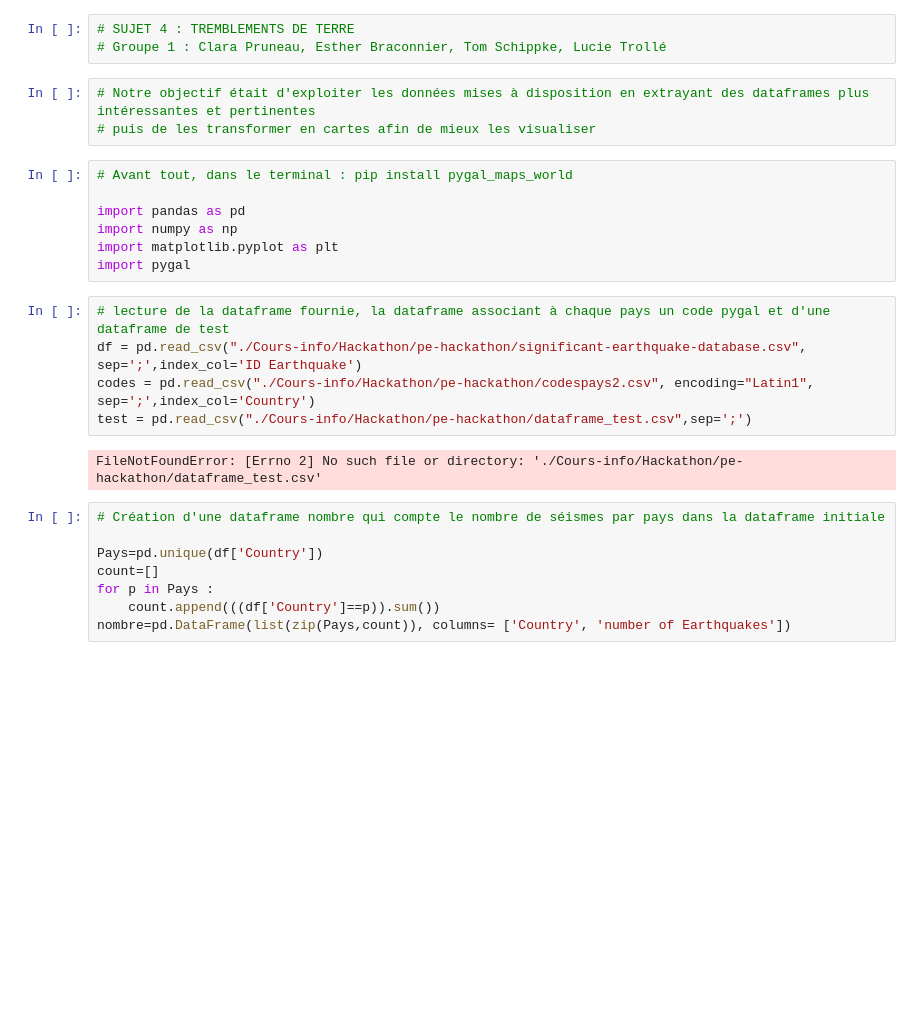
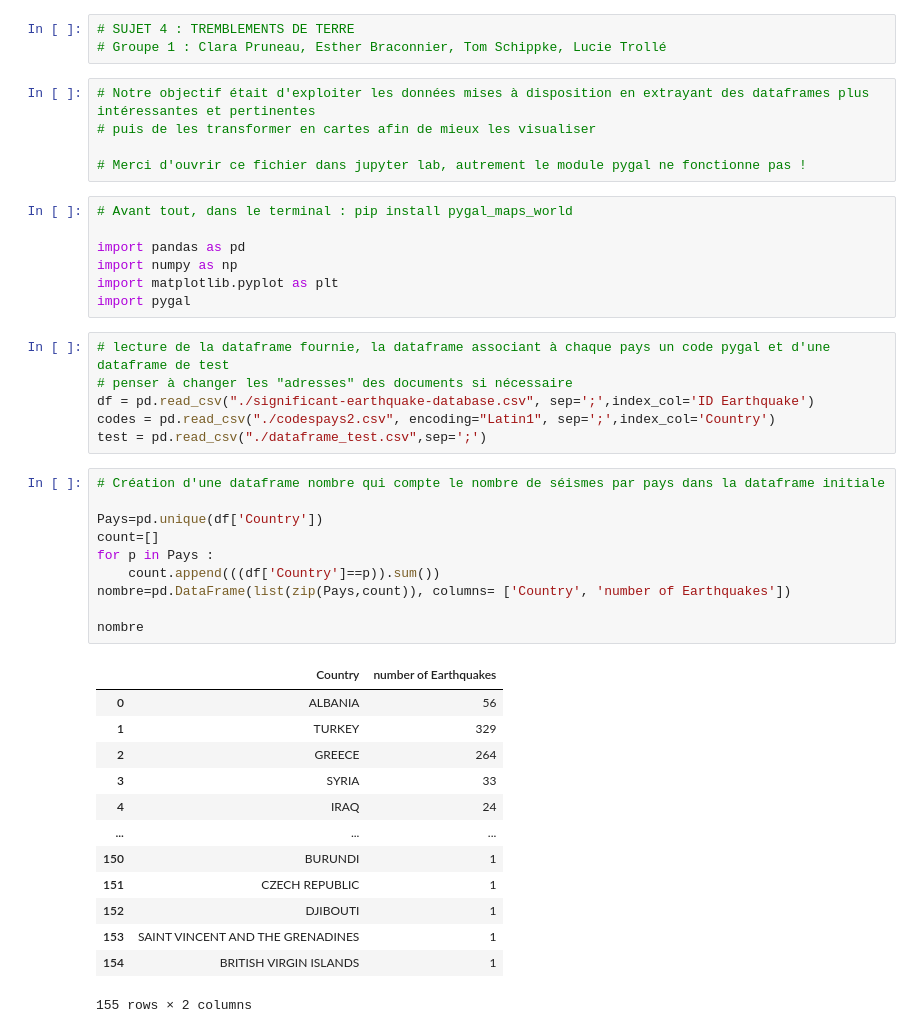
Before and after one commit to TomSchippke/pe-hackathon, a Jupyter notebook: Tremblement_de_terre.ipynb, the cells around one changed output. Drawn from its saved outputs; the diff is of its cells as text; blank space fills up the shorter version.

```diff
--- a/Tremblement_de_terre.ipynb
+++ b/Tremblement_de_terre.ipynb
@@ -4,6 +4,8 @@
 # %%
 # Notre objectif était d'exploiter les données mises à disposition en extrayant des dataframes plus intéressantes et pertinentes
 # puis de les transformer en cartes afin de mieux les visualiser
+
+# Merci d'ouvrir ce fichier dans jupyter lab, autrement le module pygal ne fonctionne pas !
 # %%
 # Avant tout, dans le terminal : pip install pygal_maps_world
 
@@ -13,17 +15,32 @@ import matplotlib.pyplot as plt
 import pygal
 # %%
 # lecture de la dataframe fournie, la dataframe associant à chaque pays un code pygal et d'une dataframe de test
-df = pd.read_csv("./Cours-info/Hackathon/pe-hackathon/significant-earthquake-database.csv", sep=';',index_col='ID Earthquake')
-codes = pd.read_csv("./Cours-info/Hackathon/pe-hackathon/codespays2.csv", encoding="Latin1", sep=';',index_col='Country')
-test = pd.read_csv("./Cours-info/Hackathon/pe-hackathon/dataframe_test.csv",sep=';')
+# penser à changer les "adresses" des documents si nécessaire
+df = pd.read_csv("./significant-earthquake-database.csv", sep=';',index_col='ID Earthquake')
+codes = pd.read_csv("./codespays2.csv", encoding="Latin1", sep=';',index_col='Country')
+test = pd.read_csv("./dataframe_test.csv",sep=';')
-# %% [output]
-FileNotFoundError: [Errno 2] No such file or directory: './Cours-info/Hackathon/pe-hackathon/dataframe_test.csv'
 # %%
 # Création d'une dataframe nombre qui compte le nombre de séismes par pays dans la dataframe initiale
 
 Pays=pd.unique(df['Country'])
 count=[]
 for p in Pays :
     count.append(((df['Country']==p)).sum())
 nombre=pd.DataFrame(list(zip(Pays,count)), columns= ['Country', 'number of Earthquakes'])
+
+nombre
+# %% [output]
+|  | Country | number of Earthquakes |
+| 0 | ALBANIA | 56 |
+| 1 | TURKEY | 329 |
+| 2 | GREECE | 264 |
+| 3 | SYRIA | 33 |
+| 4 | IRAQ | 24 |
+| ... | ... | ... |
+| 150 | BURUNDI | 1 |
+| 151 | CZECH REPUBLIC | 1 |
+| 152 | DJIBOUTI | 1 |
+| 153 | SAINT VINCENT AND THE GRENADINES | 1 |
+| 154 | BRITISH VIRGIN ISLANDS | 1 |
+155 rows × 2 columns
 # %%
```
Also changed, not shown: parts of 6 cells of this notebook.
